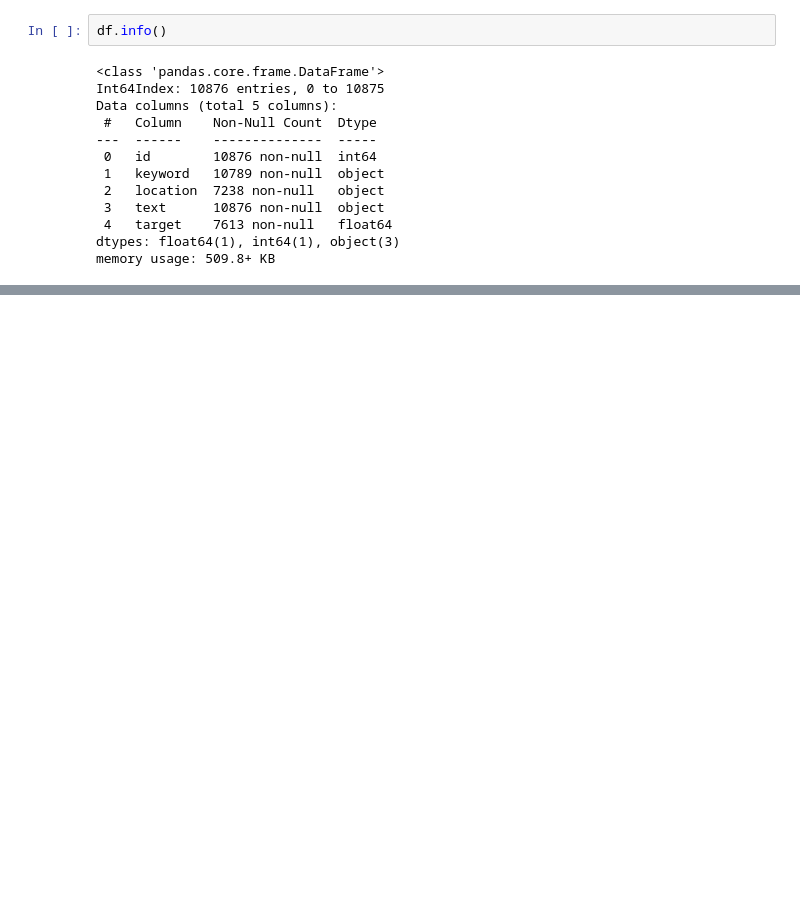
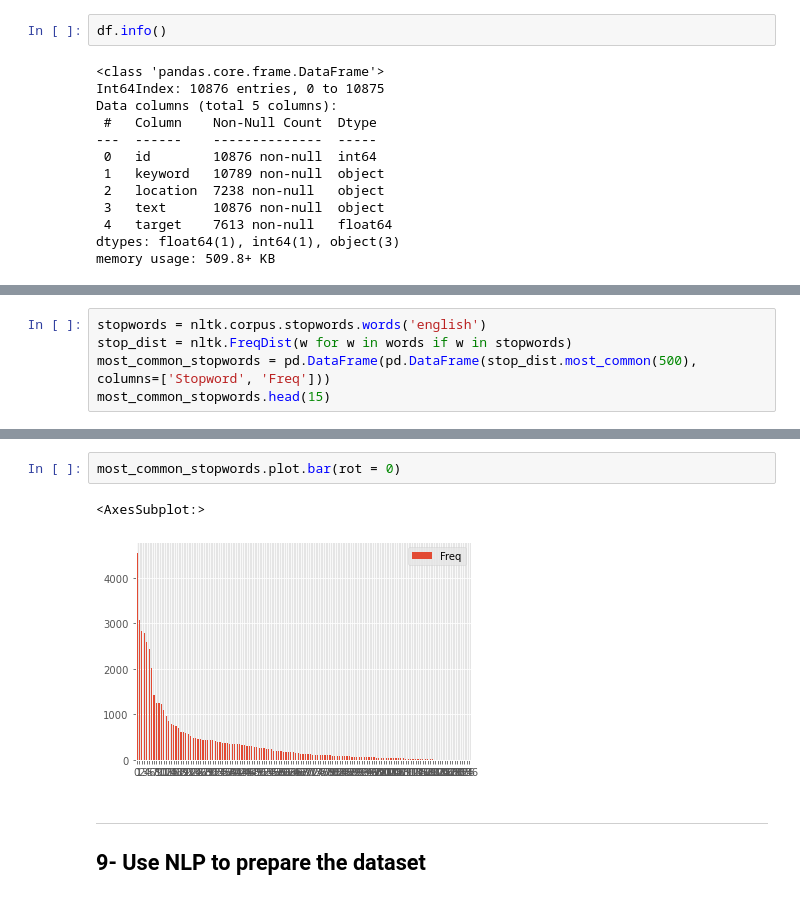
Before and after one commit to ahyibrahim/Disaster-Tweets, a Jupyter notebook: code.ipynb, the cells around one changed output, grey strips where cells are left out. Drawn from its saved outputs; the diff is of its cells as text; blank space fills up the shorter version.

```diff
--- a/code.ipynb
+++ b/code.ipynb
@@ -51,0 +187,5 @@ memory usage: 509.8+ KB
+# %%
+stopwords = nltk.corpus.stopwords.words('english')
+stop_dist = nltk.FreqDist(w for w in words if w in stopwords)
+most_common_stopwords = pd.DataFrame(pd.DataFrame(stop_dist.most_common(500), columns=['Stopword', 'Freq']))
+most_common_stopwords.head(15)
@@ -51,0 +209,8 @@ memory usage: 509.8+ KB
+# %%
+most_common_stopwords.plot.bar(rot = 0)
+# %% [output]
+<AxesSubplot:>
+[figure, added]
+# %% [markdown]
+---
+## 9- Use NLP to prepare the dataset
```
Also changed, not shown: parts of 23 cells of this notebook.
